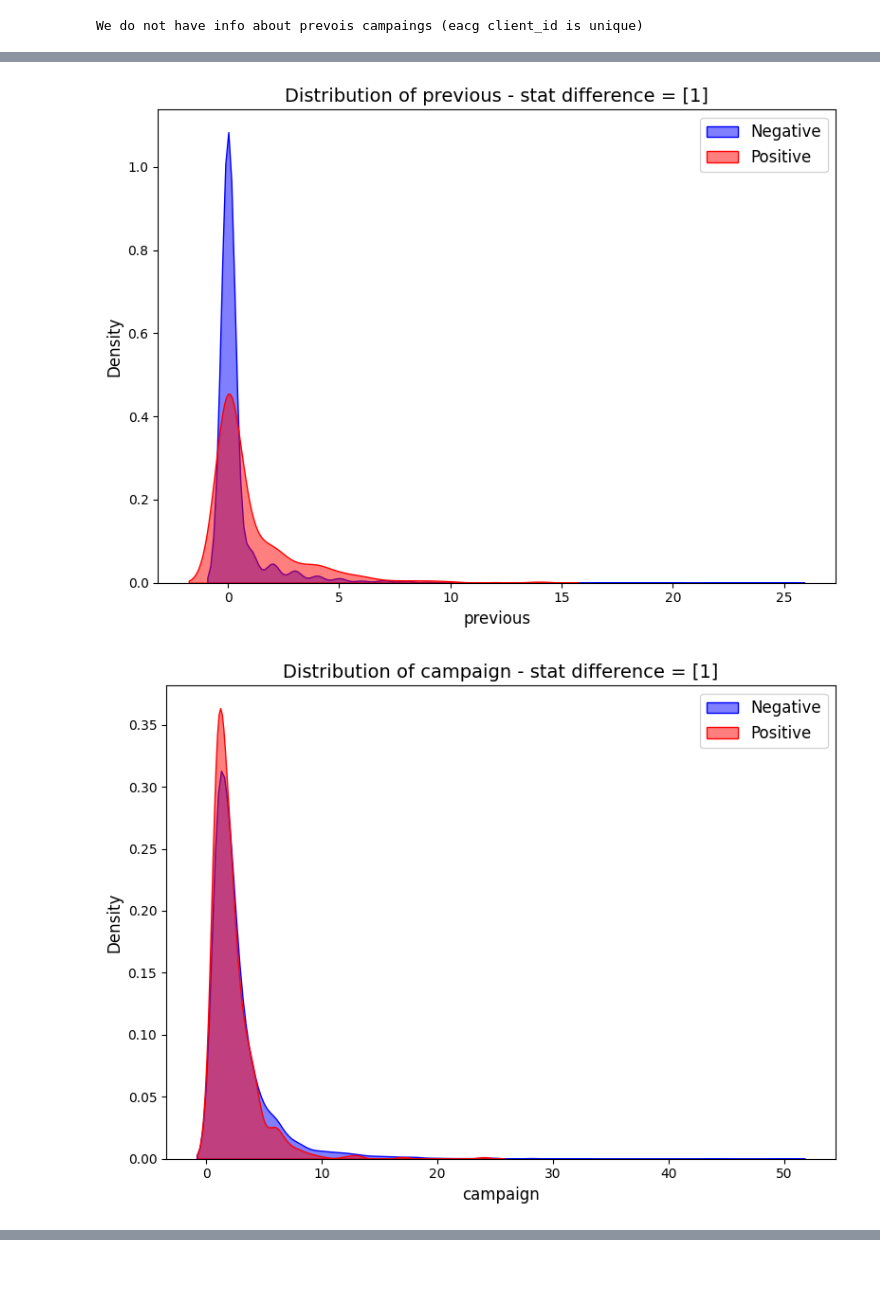
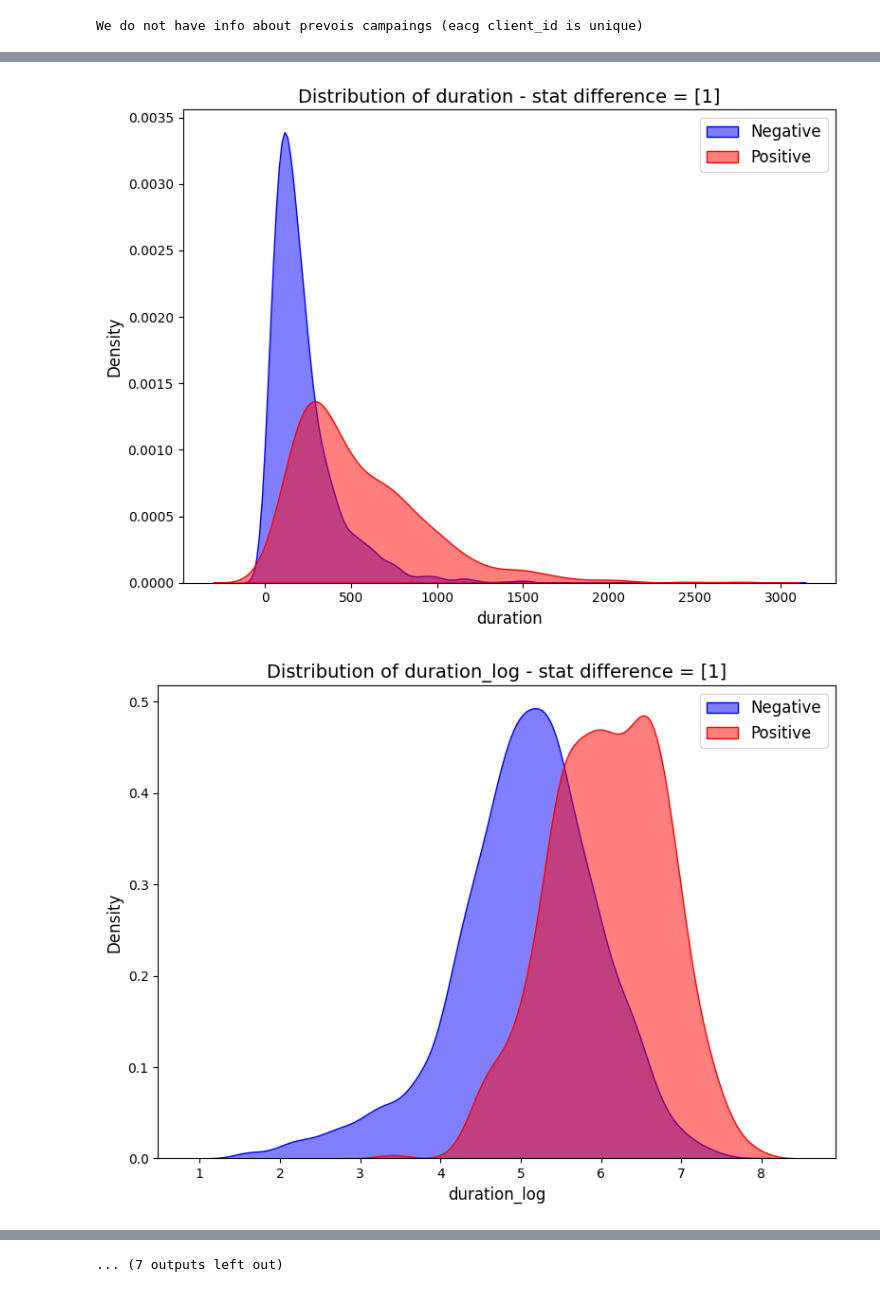
Before and after one commit to evakaldy/Bootcamp_Final_Project, a Jupyter notebook: explore_database.ipynb, the cells around one changed output, grey strips where cells are left out. Cells and saved outputs as stored; diff of their text form; code cells hidden in the pictures.

```diff
--- a/explore_database.ipynb
+++ b/explore_database.ipynb
@@ -89,35 +270,11 @@ from sklearn.preprocessing import LabelEncoder
 # Create a LabelEncoder instance
 encoder_labels = LabelEncoder()
 
-# Fit and transform the data into numerical labels
-encoder_marital = LabelEncoder()
-merged_df['marital_nr'] = encoder_marital.fit_transform(merged_df['marital'])
-print('MARITAL converted to number: ')
-mapping = dict(zip(encoder_marital.classes_, range(len(encoder_marital.classes_))))
-print(mapping)
-print()
-print('--------------------------------')
 
-
-encoder_job = LabelEncoder()
-merged_df['job_nr'] = encoder_job.fit_transform(merged_df['job'])
-print('JOB converted to number): ')
-mapping = dict(zip(encoder_job.classes_, range(len(encoder_job.classes_))))
-print(mapping)
-print()
-print('--------------------------------')
-
-encoder_education = LabelEncoder()
-merged_df['education_nr'] = encoder_education.fit_transform(merged_df['education'])
-print('EDUCATION converted to number: ')
-mapping = dict(zip(encoder_education.classes_, range(len(encoder_education.classes_))))
-print(mapping)
-print()
-print('--------------------------------')
 
 encoder_in_default = LabelEncoder()
 merged_df['in_default_nr'] = encoder_in_default.fit_transform(merged_df['in_default'])
-print('EDUCATION converted to number: ')
+print('IN_DEFAULT converted to number: ')
 mapping = dict(zip(encoder_in_default.classes_, range(len(encoder_in_default.classes_))))
 print(mapping)
 print()
@@ -157,6 +314,9 @@ print(mapping)
 print()
 print('--------------------------------')
 
+merged_df['education_job_nr'] = merged_df['education_nr'] + merged_df['job_nr']
+
+## Create a new column with job and education
 
 print(merged_df.head())
 # %% [output]
@@ -180,5 +340,5 @@ EDUCATION converted to number:
 # %%
 ## REMOVE COLUMNS which are not numbers
-only_nr_df = merged_df.drop(columns=['job', 'marital', 'education', 'housing', 'in_default', 'housing', 'loan', 'poutcome', 'y'], inplace=False)
+only_nr_df = merged_df.drop(columns=['job', 'marital', 'job_category', 'education', 'housing', 'in_default', 'housing', 'loan', 'poutcome', 'y'], inplace=False)
 only_nr_df.head()
 # %% [output]
@@ -305,10 +482,10 @@ import matplotlib.pyplot as plt
 import seaborn as sns
 
 # Assuming the dataframes `df_train_negative` and `df_train_positive` exist
-columns_to_plot = ['age', 'balance', 'duration', 'pdays', 'previous',
-                   'campaign', 'marital_nr', 'job_nr', 'education_nr',
+columns_to_plot = ['age', 'age_nr', 'balance', 'balance_log', 'duration', 'duration_log','pdays', 'pdays_nr', 'previous', 'previous_nr',
+                   'campaign', 'campaign_nr', 'marital_nr', 'job_nr', 'education_nr',
                    'in_default_nr', 'housing_nr', 'loan_nr', 'poutcome_nr']
-
+# columns_to_plot = columns_to_test_continuous + columns_to_test_cathegorical
 # Set up a valid Matplotlib style
 # plt.style.use('seaborn-darkgrid')  # This sets the Seaborn Darkgrid style correctly
 
@@ -339,2 +516,2 @@ for column in columns_to_plot:
-[figure, old version]
+[figure, new version]
-[figure, old version]
+[figure, new version]
@@ -347,0 +524 @@ for column in columns_to_plot:
+... (7 outputs left out)
```
Also changed, not shown: parts of 27 cells of this notebook.
